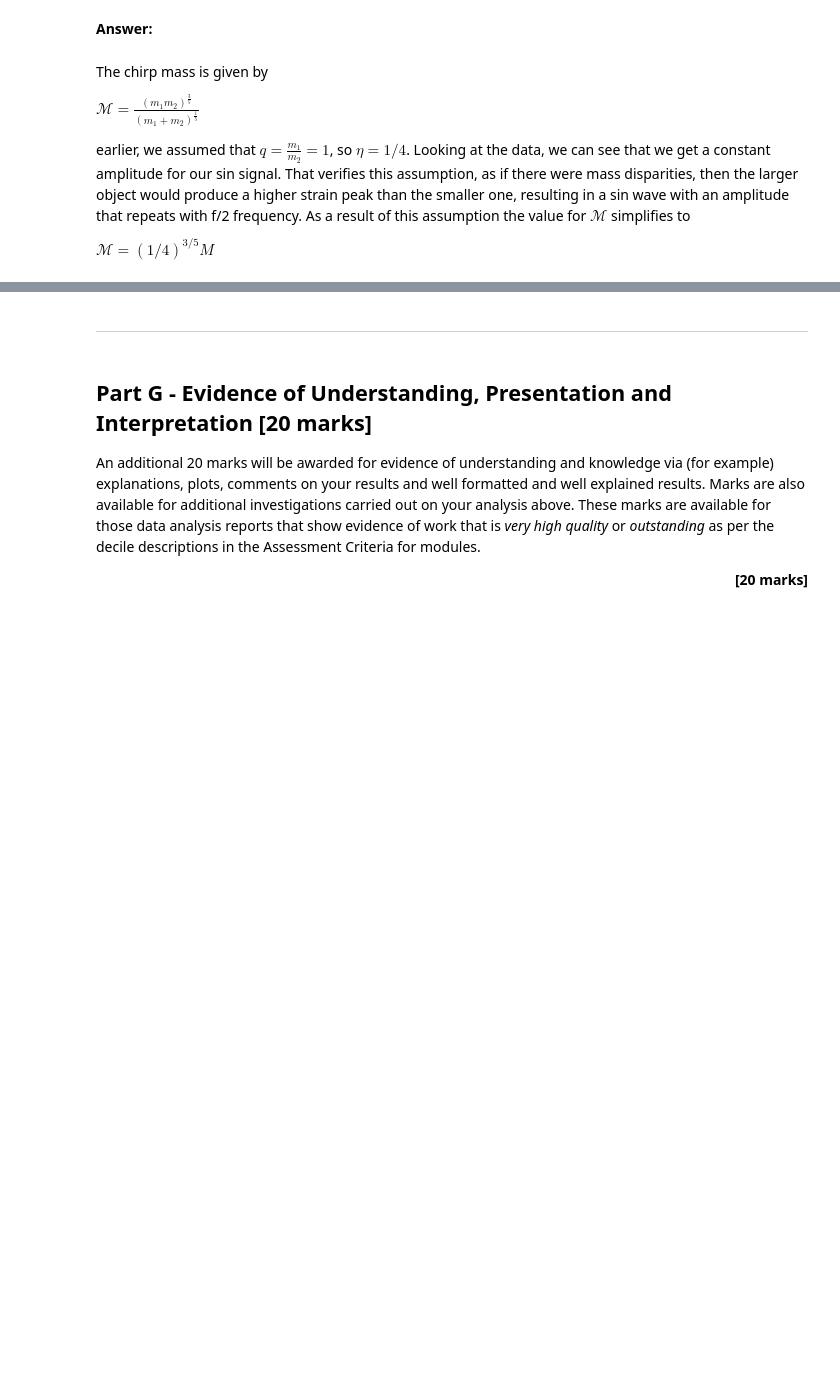
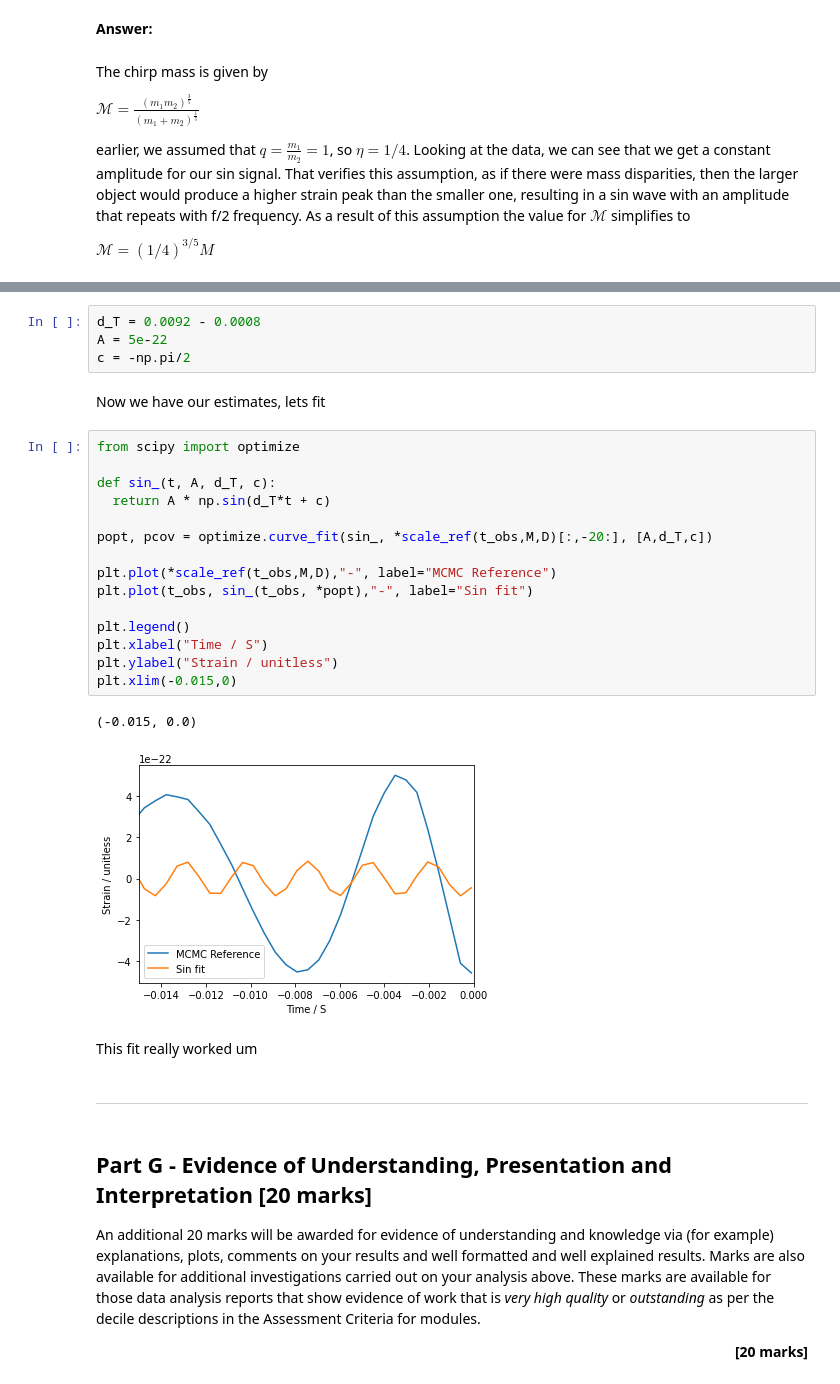
Before and after one commit to Clarke-Jools-36/DataAnalysis22, a Jupyter notebook: CA2_1903779.ipynb, the cells around one changed output, grey strips where cells are left out. Saved outputs shown, nothing was run; the diff lists cells and outputs as text; blank space fills up the shorter version.

```diff
--- a/CA2_1903779.ipynb
+++ b/CA2_1903779.ipynb
@@ -693,3 +709,29 @@ Lets fit the period of the waveform around the peak.
+# %%
+d_T = 0.0092 - 0.0008
+A = 5e-22
+c = -np.pi/2
+# %% [markdown]
+Now we have our estimates, lets fit
+# %%
+from scipy import optimize
+
+def sin_(t, A, d_T, c):
+  return A * np.sin(d_T*t + c)
+
+popt, pcov = optimize.curve_fit(sin_, *scale_ref(t_obs,M,D)[:,-20:], [A,d_T,c])
+
+plt.plot(*scale_ref(t_obs,M,D),"-", label="MCMC Reference")
+plt.plot(t_obs, sin_(t_obs, *popt),"-", label="Sin fit")
+
+plt.legend()
+plt.xlabel("Time / S")
+plt.ylabel("Strain / unitless")
+plt.xlim(-0.015,0)
+# %% [output]
+(-0.015, 0.0)
+[figure, added]
+# %% [markdown]
+This fit really worked um
 # %% [markdown]
 ***
 # %% [markdown]
```
Also changed, not shown: parts of 14 cells of this notebook.
